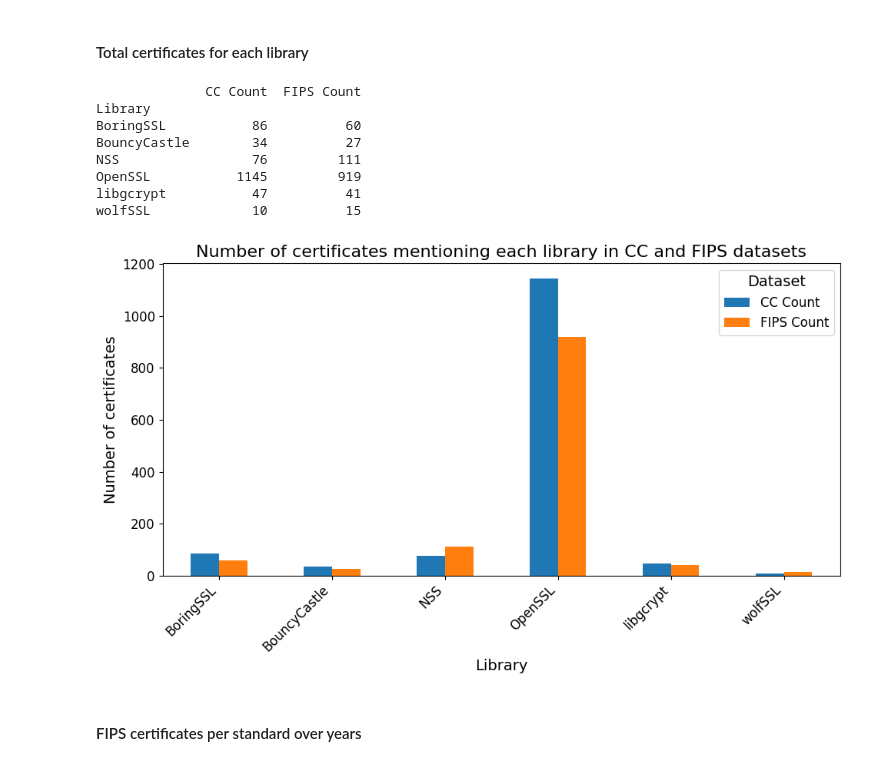
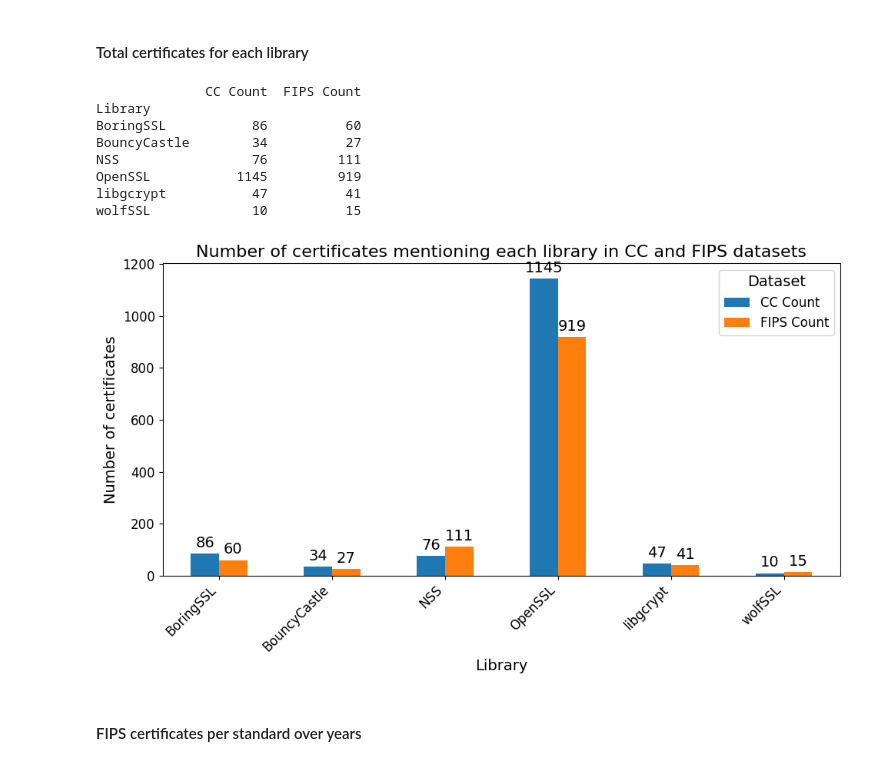
Before and after one commit to mr-akiio/thesis-code, a Jupyter notebook: notebooks/combined_cc_fips.ipynb, the cells around one changed output. Saved outputs shown, nothing was run; the diff lists cells and outputs as text; code cells hidden in the pictures.

```diff
--- a/notebooks/combined_cc_fips.ipynb
+++ b/notebooks/combined_cc_fips.ipynb
@@ -139,34 +139,37 @@ df_total_fips = combined_fips_df.groupby("Library").size().reset_index(name="FIP
 
 df_total_combined = pd.merge(
     df_total_cc,
     df_total_fips,
     on="Library",
     how="outer"
 ).fillna(0)
 
 df_total_combined = df_total_combined.set_index("Library")
 
 ax = df_total_combined.plot(kind="bar", figsize=(10, 6))
 
+for container in ax.containers:
+    ax.bar_label(container, fmt='%d', padding=3)
+
 plt.title("Number of certificates mentioning each library in CC and FIPS datasets")
 plt.xlabel("Library")
 plt.ylabel("Number of certificates")
 plt.xticks(rotation=45, ha="right")
 plt.legend(title="Dataset")
 plt.tight_layout()
 plt.savefig("img/library_mentions_comparison.png")
 
 print(df_total_combined)
 # %% [output]
               CC Count  FIPS Count
 Library
 BoringSSL           86          60
 BouncyCastle        34          27
 NSS                 76         111
 OpenSSL           1145         919
 libgcrypt           47          41
 wolfSSL             10          15
-[figure, old version]
+[figure, new version]
 # %% [markdown]
 #### FIPS certificates per standard over years
 # %%
```
Also changed, not shown: parts of 9 cells of this notebook, 8 other files.
